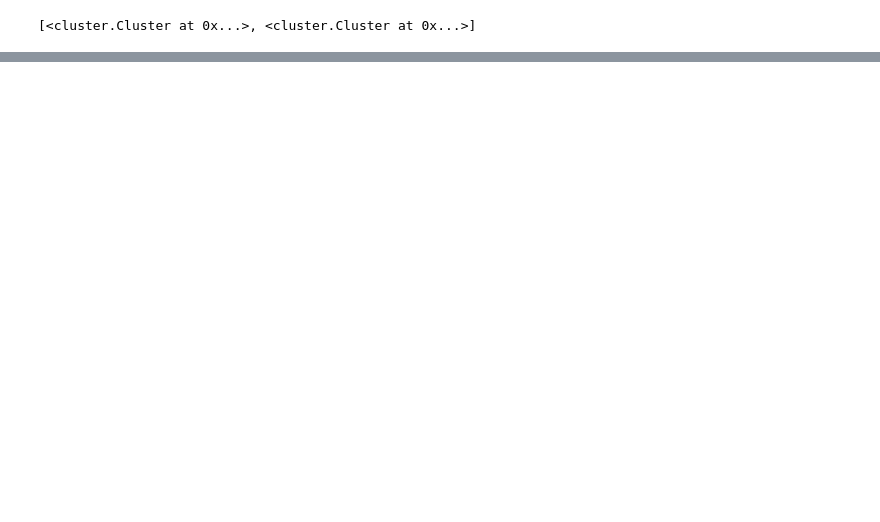
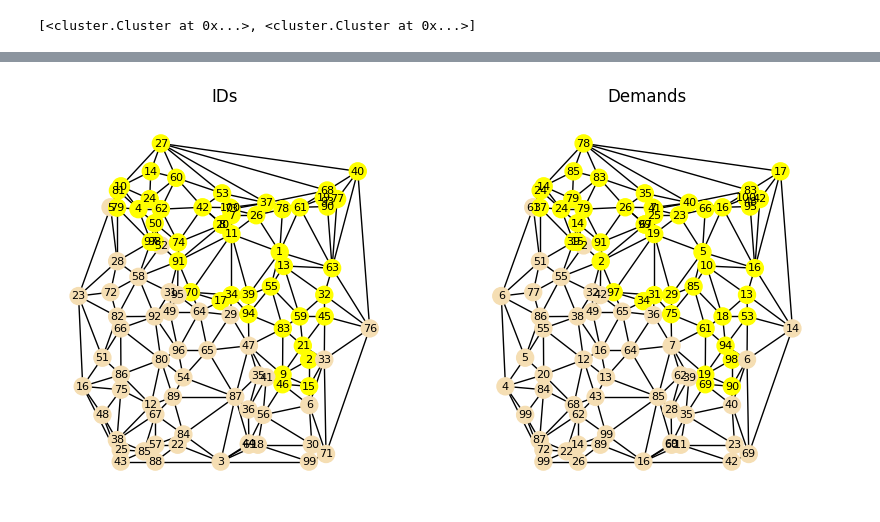
Before and after one commit to sassani/CVRPLIB, a Jupyter notebook: main.ipynb, the cells around one changed output, grey strips where cells are left out. Cells and saved outputs as stored; diff of their text form; code cells hidden in the pictures; blank space fills up the shorter version.

```diff
--- a/main.ipynb
+++ b/main.ipynb
@@ -58,0 +57,8 @@ Cluster: 1
+# %%
+fig, ax = plt.subplots(1, 2, figsize=(10,5))
+map.plot(node_label='id', node_color='cluster',ax=ax[0])
+map.plot(node_label='demand', node_color='cluster',ax=ax[1])
+_ = ax[0].set_title('IDs')
+_ = ax[1].set_title('Demands')
+# %% [output]
+[figure, added]
```
Also changed, not shown: parts of 3 cells of this notebook, 3 other files.
